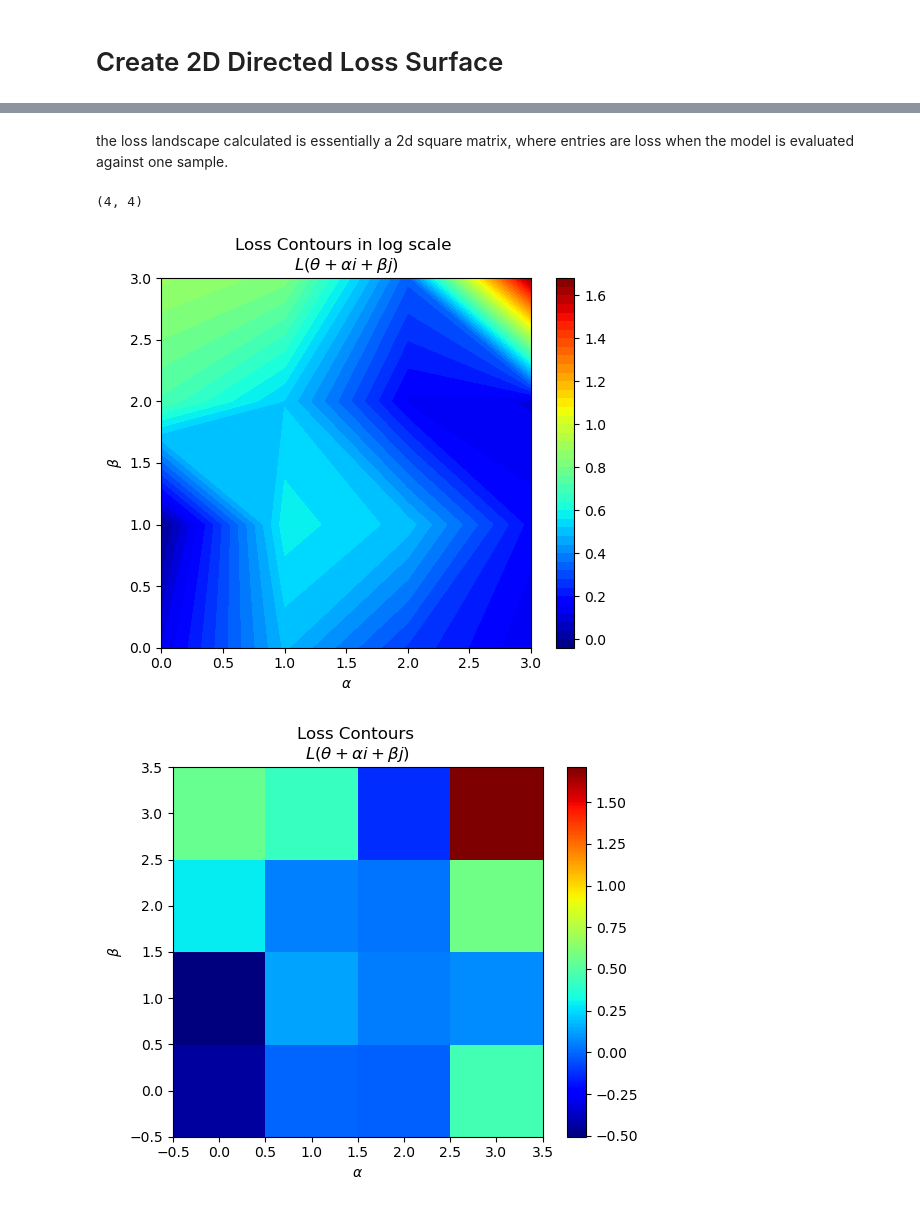
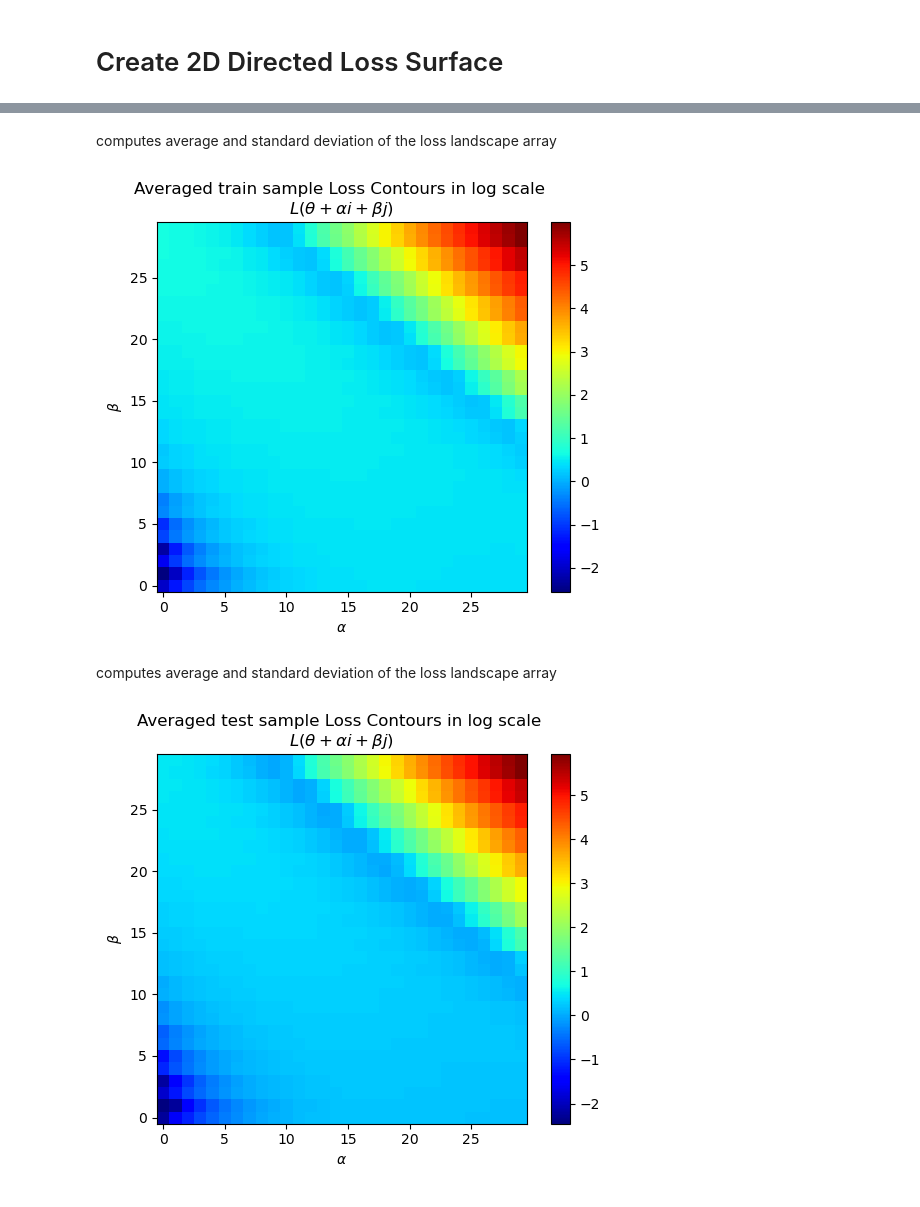
Before and after one commit to daleas0120/loss_landscapes_demo, a Jupyter notebook: demo_hessian_landscapes_with_notes.ipynb, the cells around one changed output, grey strips where cells are left out. Cells and saved outputs as stored; diff of their text form; code cells hidden in the pictures.

```diff
--- a/demo_hessian_landscapes_with_notes.ipynb
+++ b/demo_hessian_landscapes_with_notes.ipynb
@@ -238,6 +234,8 @@ plt.show()
 # %%
-train_subset_df = train_df.nsmallest(3, 'z_score_err')
+#select samples with minimal error
+train_subset_df = train_df.nsmallest(num_sample_in_loader, 'z_score_err')
 train_subset_df_idx = train_subset_df.index.values.tolist()
 train_subset_list = [train_data[i] for i in train_subset_df_idx]
 train_subset_dataloader = get_data_loader(train_subset_list, target, workers=4)
+train_subset_df.head() #contains the ids of train sub-selected samples
 # %% [output]
@@ -266,6 +284,7 @@ test_df['z_score_err'] = (test_df['abs_err'] - np.mean(train_df['abs_err']))/np.
 # %%
-test_subset_df = test_df.nlargest(3, 'z_score_err')
+test_subset_df = test_df.nlargest(num_sample_in_loader, 'z_score_err')
 test_subset_df_idx = test_subset_df.index.values.tolist()
 test_subset_list = [test_data[i] for i in test_subset_df_idx]
 test_subset_dataloader = get_data_loader(test_subset_list, target, workers=4)
+test_subset_df.head()
 # %% [output]
@@ -480,3 +350,5 @@ STEPS = 4
+# %%
+STEPS = 30
 # %%
 # This is the custom model wrapper for the loss landscapes calculation
 class Metric(ABC):
@@ -513,15 +384,14 @@ essentially, the eigenvectors just show the direction of largest and smallest cu
 # %%
-loss_landscapes_list = []
+train_loss_landscapes_list = []
 for i, batch in tqdm(enumerate(train_subset_dataloader), total=len(train_subset_dataloader)):
     x_train = (batch[0].to(device), batch[1].to(device))
     y_train = (batch[2].to(device))
     metric = Loss(loss_func, func.eval(), x_train, y_train)
 
-    print('True', float(y_train))
-    print('Predicted',float(model(x_train)))
-    print('MSE',np.abs((float(y_train)-float(model(x_train))))**2)
-    print('metric', metric(func.eval()))
-
+    # print('True', float(y_train))
+    # print('Predicted',float(model(x_train)))
+    # print('MSE',np.abs((float(y_train)-float(model(x_train))))**2)
+    # print('metric', metric(func.eval()))
 
     try:
         loss_data_fin = loss_landscapes.planar_interpolation(
@@ -540,8 +410,4 @@ for i, batch in tqdm(enumerate(train_subset_dataloader), total=len(train_subset_
     except Exception as e:
         print(e+'batch id: '+str(i))
         # continue
-    loss_landscapes_list.append(np.expand_dims(np.array(tmp_ll), axis=2))
-
-
-
-    print(loss_data_fin)
+    train_loss_landscapes_list.append(np.expand_dims(np.array(tmp_ll), axis=2))
@@ -564,25 +414,21 @@ metric tensor(9.2892e-09, grad_fn=<MseLossBackward0>)
-# %% [markdown]
-the loss landscape calculated is essentially a 2d square matrix, where entries are loss when the model is evaluated against one sample.
+# %% [markdown]
+computes average and standard deviation of the loss landscape array
 # %%
-tmp = np.concatenate(loss_landscapes_list, axis=2)
+tmp = np.concatenate(train_loss_landscapes_list, axis=2)
 avg_loss_landscape = np.mean(tmp, axis=2) #averaging the loss landscape for all samples
 std_loss_landscape = np.std(tmp, axis=2)
-print(std_loss_landscape.shape)
-# %% [output]
-(4, 4)
 # %%
-save_fig_name = os.path.join('loss_contours.png')
+save_fig_name = os.path.join('loss_contours_train.png')
 fig, ax = plt.subplots(1, 1)
-plt.contourf(np.log10(avg_loss_landscape), levels=50, cmap='jet')
-ax.set_title('Loss Contours in log scale \n'+ r'$L(\theta + \alpha i + \beta j$)')
-ax.axis('square')
+plt.imshow(np.log10(avg_loss_landscape), cmap='jet', origin='lower')
+ax.set_title('Averaged train sample Loss Contours in log scale \n'+ r'$L(\theta + \alpha i + \beta j$)')
 ax.set_xlabel(r'$\alpha$')
 ax.set_ylabel(r'$\beta$')
 plt.colorbar()
-fig.savefig(save_fig_name, transparent=True, dpi=300)
+#fig.savefig(save_fig_name, transparent=True, dpi=300)
 plt.show()
 # %% [output]
-[figure, old version]
+[figure, new version]
 # %%
 test_loss_landscapes_list = []
 for i, batch in tqdm(enumerate(test_subset_dataloader), total=len(test_subset_dataloader)):
@@ -608,6 +454,8 @@ for i, batch in tqdm(enumerate(test_subset_dataloader), total=len(test_subset_da
         print(e+'batch id: '+str(i))
         # continue
     test_loss_landscapes_list.append(np.expand_dims(np.array(tmp_ll), axis=2))
+# %% [markdown]
+computes average and standard deviation of the loss landscape array
 # %%
 tmp = np.concatenate(test_loss_landscapes_list, axis=2)
 test_avg_loss_landscape = np.mean(tmp, axis=2)
@@ -615,12 +463,12 @@ test_std_loss_landscape = np.std(tmp, axis=2)
 # %%
 save_fig_name = os.path.join('loss_contours_test.png')
 fig, ax = plt.subplots(1, 1)
 plt.imshow(np.log10(test_avg_loss_landscape), cmap='jet', origin='lower')
-ax.set_title('Loss Contours \n'+ r'$L(\theta + \alpha i + \beta j$)')
+ax.set_title('Averaged test sample Loss Contours in log scale \n'+ r'$L(\theta + \alpha i + \beta j$)')
 ax.set_xlabel(r'$\alpha$')
 ax.set_ylabel(r'$\beta$')
 plt.colorbar()
-fig.savefig(save_fig_name, transparent=True, dpi=300)
+#fig.savefig(save_fig_name, transparent=True, dpi=300)
 plt.show()
 # %% [output]
-[figure, old version]
+[figure, new version]
```
Also changed, not shown: parts of 41 cells of this notebook, 1 other file.
